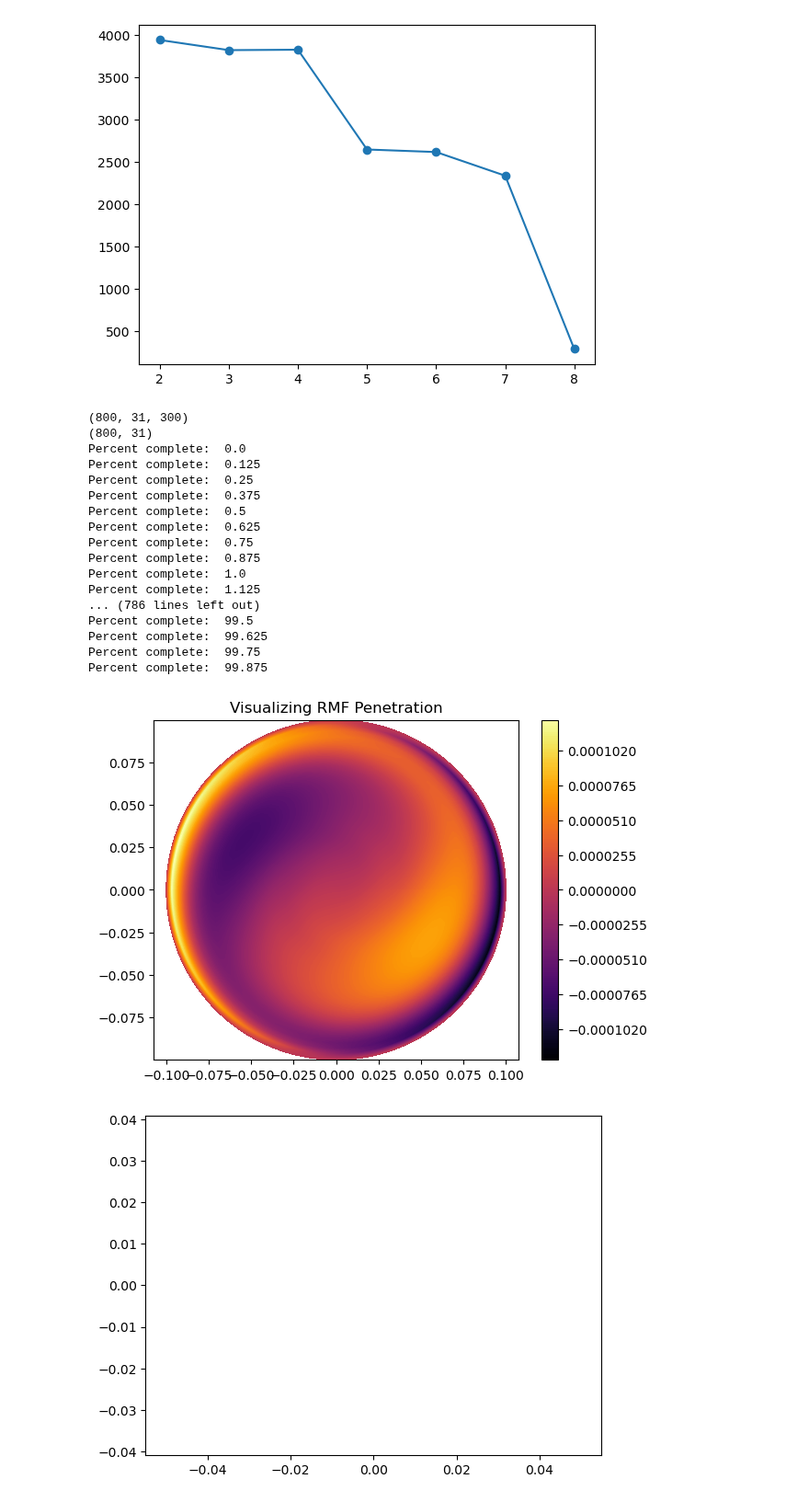
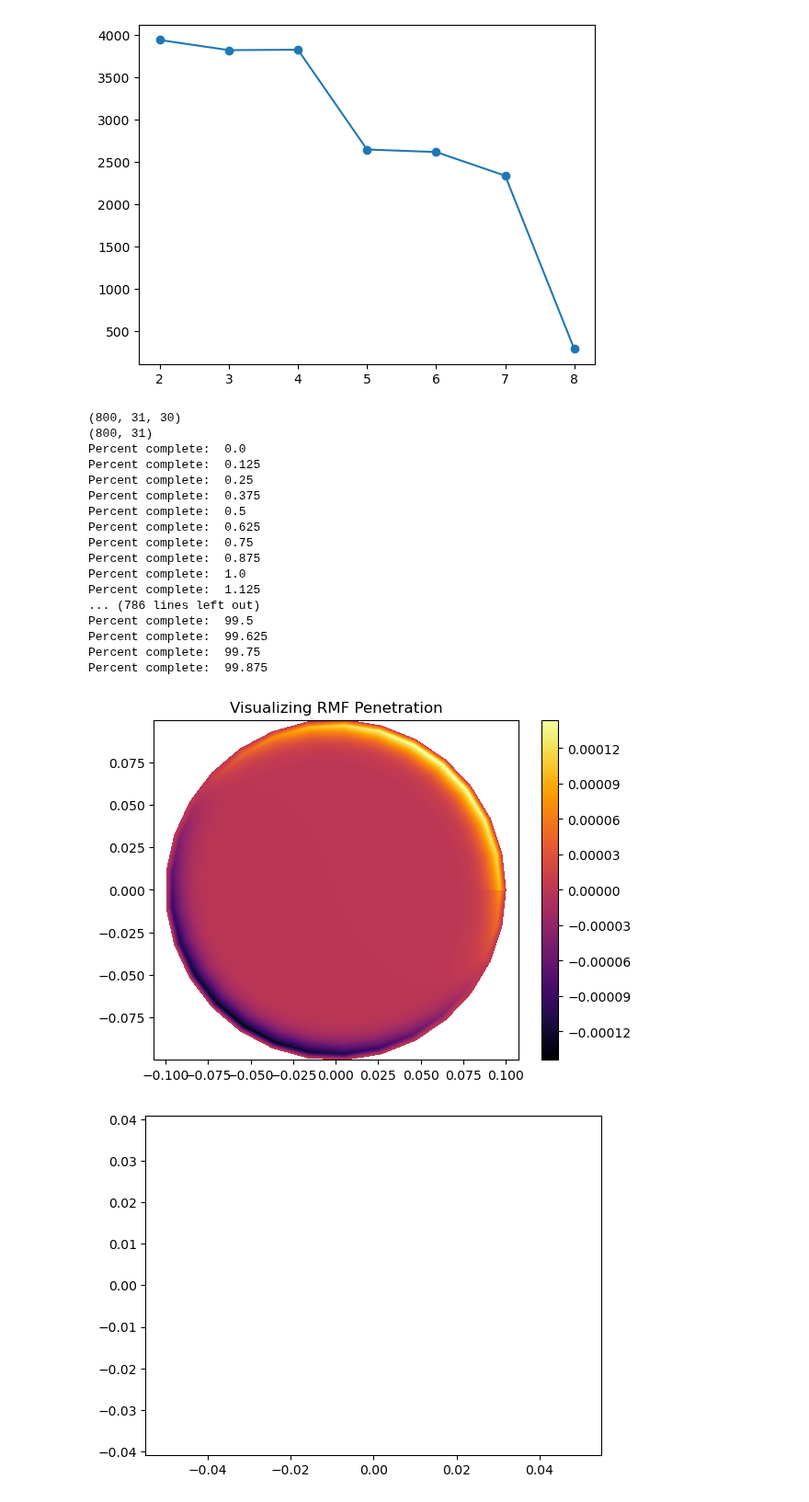
Before and after one commit to vandelij/FRC_RMF, a Jupyter notebook: predictor2_corrector_combine_RMF_code_case_Mlroy1999_fewer_time_steps - Copy.ipynb, the cells around one changed output. Shown at 92% size. Cells and saved outputs as stored; diff of their text form; code cells hidden in the pictures.

```diff
--- a/predictor2_corrector_combine_RMF_code_case_Mlroy1999_fewer_time_steps - Copy.ipynb
+++ b/predictor2_corrector_combine_RMF_code_case_Mlroy1999_fewer_time_steps - Copy.ipynb
@@ -240,7 +324,7 @@ def hall_Az_Sm_updater3(m, S_m, Az_t_minus_one, Bz_t_minus_one, n_array, m_array
             dBdr = (B_m_n[0, k+1] - B_m_n[0, k-1])/(2*dr)
             dAdr = (A_n[0, k+1] - A_n[0, k-1])/(2*dr)
             term1 = 1j*n*A_n[0, k]*dBdr / rk   #TODO: bring this back!!
-            term2 = 1j*(m - n)*B_m_n[0, k]*dAdr / rk
+            term2 = 1j*(m_n)*B_m_n[0, k]*dAdr / rk  #TODO this was 1j*(m-n)*B_m_n[0, k]*dAdr / rk
             sum1 = sum1 + term1 - term2
         #print('---')
         #print(sum1*(-dt_MHD/(ne*mu0*e)))
@@ -458,7 +542,8 @@ def solve_a_z_b_z_skip_time(A_z_hold, B_z_hold, m_array, n_array, timestep_save_
 
             # add Hall term to V_n TODO: this function currently does not return anything
             #                         (m, V_n, Az_t_minus_one, m_array, it, dt_MHD, dr):
-            V_n = hall_Bz_Vn_updater3(n, V_n, Az_t_minus_one, m_array, dt_MHD, dr)
+            #V_n = hall_Bz_Vn_updater3(n, V_n, Az_t_minus_one, m_array, dt_MHD, dr)
+            V_n = hall_Bz_Vn_updater4(n, V_n, Az_t_minus_one, Bz_t_minus_one, m_array, dt_MHD, dr)
             #V_n2 = hall_Bz_Vn_updater3(n, V_n, A_z_s, m_array, dt_MHD, dr)
             #V_n = 0.5*(V_n1 + V_n2)
             #print(V_n)
@@ -722,7 +807,8 @@ def solve_a_z_b_z_skip_time(A_z_hold, B_z_hold, m_array, n_array, timestep_save_
 
             # add Hall term to V_n TODO: this function currently does not return anything
             #                         (m, V_n, Az_t_minus_one, m_array, it, dt_MHD, dr):
-            V_n = hall_Bz_Vn_updater3(n, V_n, Az_s, m_array, dt_MHD, dr)
+            #V_n = hall_Bz_Vn_updater3(n, V_n, Az_s, m_array, dt_MHD, dr)
+            V_n = hall_Bz_Vn_updater4(n, V_n, Az_s, Bz_s, m_array, dt_MHD, dr)
             #V_n2 = hall_Bz_Vn_updater3(n, V_n, A_z_s, m_array, dt_MHD, dr)
             #V_n = 0.5*(V_n1 + V_n2)
             #print(V_n)
@@ -913,7 +999,7 @@ im = np.where(m_array == m)[0][0]
 print(im)
 print(A_z_hold_out[im].shape[0])
 toplot='r'
-range_to_plot = 700 #540 #A_z_hold_out[im].shape[0]
+range_to_plot = 40#700 #540 #A_z_hold_out[im].shape[0]
 if toplot == 'r':
     for i in range(range_to_plot):
         cmap_color = cmap(i/range_to_plot)
@@ -975,9 +1061,9 @@ plt.scatter(nmode_array, n_timesteps_to_last_nonNAN)
 # %%
 # build total A_z = sum_m(A_m):
 # TODO: remove me
-nphi = 300
-dphi = 2*np.pi/nphi
-phi_array = np.linspace(0, 2*np.pi, nphi)
+# nphi = 300
+# dphi = 2*np.pi/nphi
+# phi_array = np.linspace(0, 2*np.pi, nphi)
 
 
 A_Z_TOTAL = np.zeros((tnew.shape[0], nr, nphi), dtype ='complex_')
@@ -994,7 +1080,7 @@ for it in range(tnew.shape[0]):
                 A_Z_TOTAL[it, ir, iphi] = A_Z_TOTAL[it, ir, iphi] + \
                                           A_z_hold_out[im][it, ir]*np.exp(1j*m*phi)
 # %% [output]
-(800, 31, 300)
+(800, 31, 30)
 (800, 31)
 Percent complete:  0.0
 Percent complete:  0.125
@@ -1013,20 +1099,20 @@ Percent complete:  99.75
 Percent complete:  99.875
 # %%
 # plot theta
-A_Z_TOTAL_FINAL = A_Z_TOTAL[range_to_plot-10, :, :]# A_Z_TOTAL[1144, :, :]#A_Z_TOTAL_FINAL = A_Z_TOTAL[-1, :, :]
+A_Z_TOTAL_FINAL = A_Z_TOTAL[range_to_plot-1, :, :]# A_Z_TOTAL[1144, :, :]#A_Z_TOTAL_FINAL = A_Z_TOTAL[-1, :, :]
 rmesh, phimesh = np.meshgrid(r_array, phi_array)
 
 X = rmesh.T * np.cos(phimesh.T)
 Y = rmesh.T * np.sin(phimesh.T)
 #print(A_Z_TOTAL_FINAL)
 plt.contourf(X, Y, np.real(A_Z_TOTAL_FINAL), levels=200, cmap='inferno')
 #plt.contour(X, Y, np.real(A_Z_TOTAL_FINAL), levels=20, color='k')
 plt.title('Visualizing RMF Penetration')
 plt.axis('equal')
 plt.colorbar()
 plt.show()
 # %% [output]
-[figure, old version]
+[figure, new version]
 # %%
 from matplotlib.animation import FuncAnimation
 fig, ax = plt.subplots()
```
Also changed, not shown: parts of 18 cells of this notebook.
